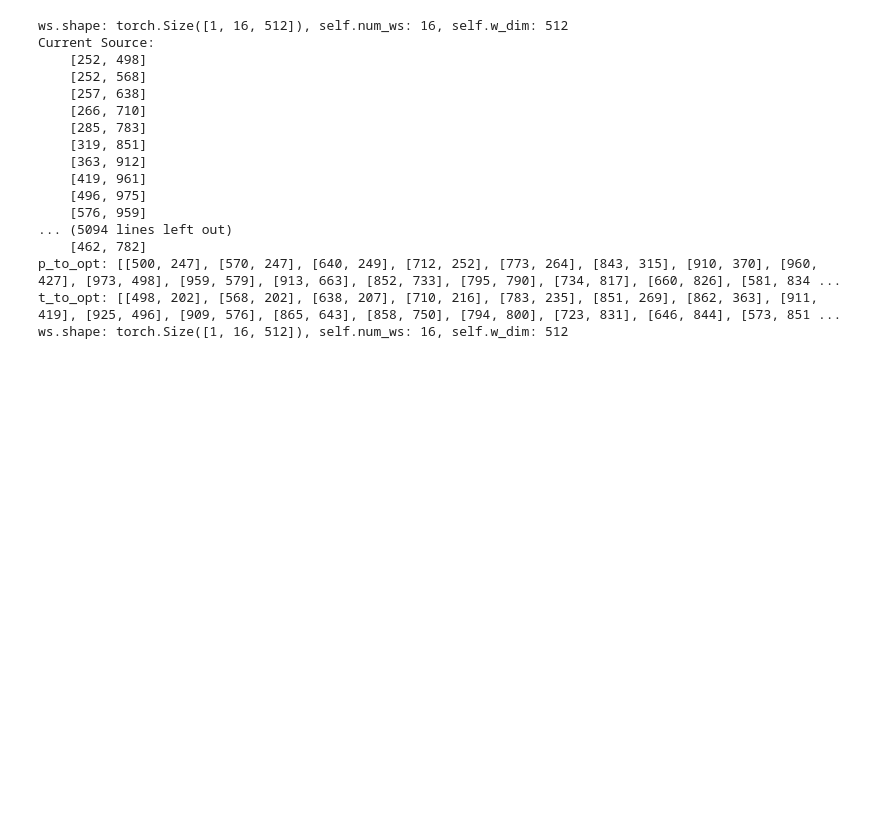
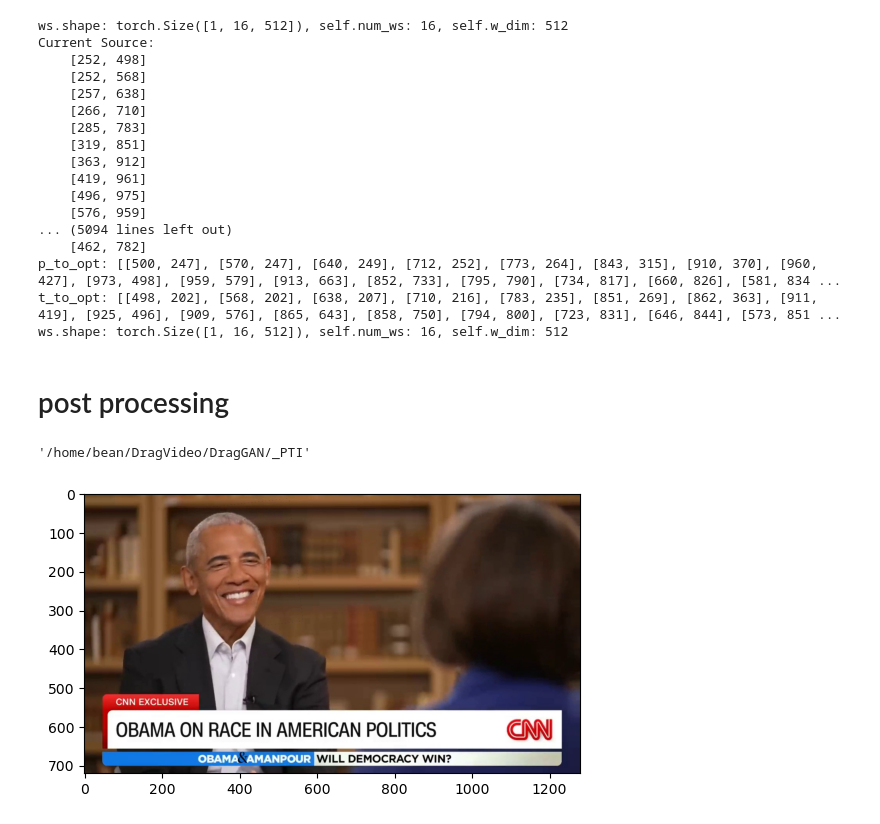
Before and after one commit to AshokBatakala/DragVideo, a Jupyter notebook: DragGAN/_PTI/run_tweaking.ipynb, the cells around one changed output. Saved outputs shown, nothing was run; the diff lists cells and outputs as text; code cells hidden in the pictures; blank space fills up the shorter version.

```diff
--- a/DragGAN/_PTI/run_tweaking.ipynb
+++ b/DragGAN/_PTI/run_tweaking.ipynb
@@ -282,3 +307,22 @@ Current Source:
 p_to_opt: [[500, 247], [570, 247], [640, 249], [712, 252], [773, 264], [843, 315], [910, 370], [960, 427], [973, 498], [959, 579], [913, 663], [852, 733], [795, 790], [734, 817], [660, 826], [581, 834 ...
 t_to_opt: [[498, 202], [568, 202], [638, 207], [710, 216], [783, 235], [851, 269], [862, 363], [911, 419], [925, 496], [909, 576], [865, 643], [858, 750], [794, 800], [723, 831], [646, 844], [573, 851 ...
 ws.shape: torch.Size([1, 16, 512]), self.num_ws: 16, self.w_dim: 512
+# %% [markdown]
+# post processing
+# %%
+import os
+from utils.de_alignment import put_back_the_edited_image
+# import tqdm
+from tqdm import tqdm
+os.getcwd()
+# %% [output]
+'/home/bean/DragVideo/DragGAN/_PTI'
+# %%
+raw_image_path = "/home/bean/DragVideo/Data_store/experiments/2023-08-18_03-45-37MAN_SPEAKING_QUAD_VALUES/raw/082.jpg"
+# aligned_image_path = "/home/bean/DragVideo/Data_store/experiments/2023-08-18_03-45-37MAN_SPEAKING_QUAD_VALUES/aligned/000.jpg"
+aligned_image_path2 = "/home/bean/DragVideo/Data_store/experiments/2023-08-18_03-45-37MAN_SPEAKING_QUAD_VALUES/aligned/082.jpg"
+quad = "/home/bean/DragVideo/Data_store/experiments/2023-08-18_03-45-37MAN_SPEAKING_QUAD_VALUES/quad_values/082.pkl"
+# %%
+img = put_back_the_edited_image(raw_image_path,aligned_image_path2,quad,save_path='del.jpg',show=True)
+# %% [output]
+[figure, added]
```
Also changed, not shown: parts of 13 cells of this notebook, 7 other files.
